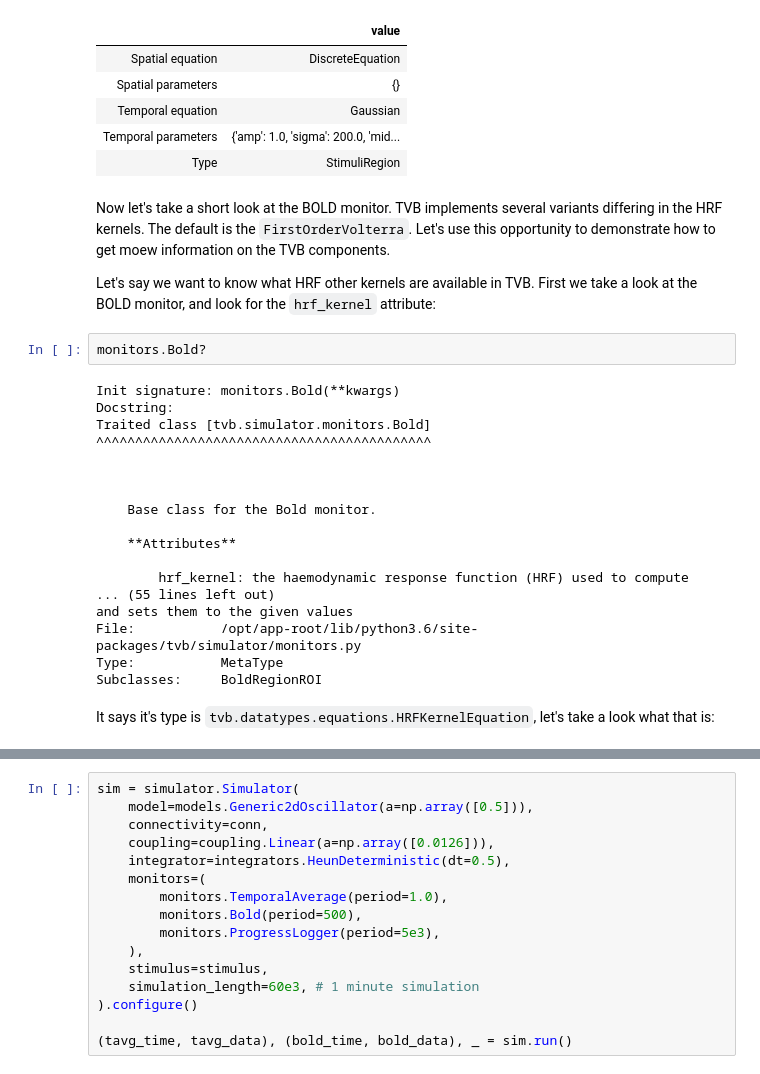
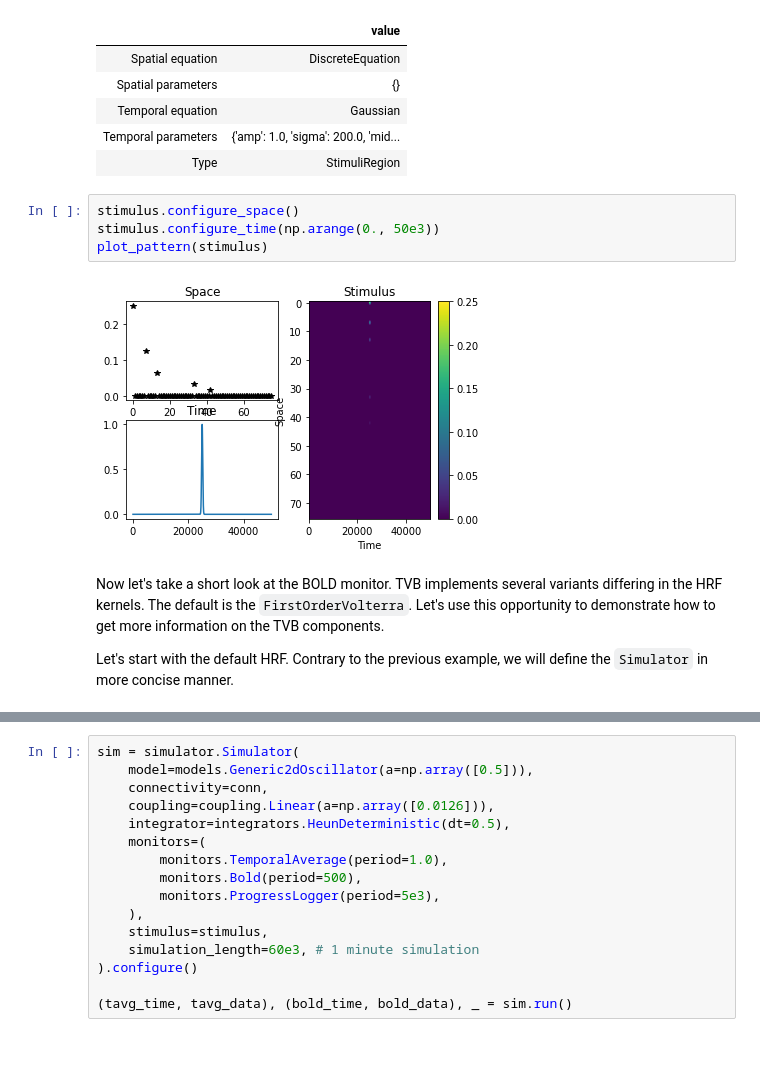
Before and after one commit to i-Zaak/tvb_tutorials, a Jupyter notebook: 2_TVB_BOLD_and_Stimulus.ipynb, the cells around one changed output, grey strips where cells are left out. Drawn from its saved outputs; the diff is of its cells as text; blank space fills up the shorter version.

```diff
--- a/2_TVB_BOLD_and_Stimulus.ipynb
+++ b/2_TVB_BOLD_and_Stimulus.ipynb
@@ -66,29 +66,13 @@ StimuliRegion
 | Temporal equation | Gaussian |
 | Temporal parameters | {'amp': 1.0, 'sigma': 200.0, 'mid... |
 | Type | StimuliRegion |
+# %%
+stimulus.configure_space()
+stimulus.configure_time(np.arange(0., 50e3))
+plot_pattern(stimulus)
+# %% [output]
+[figure, added]
 # %% [markdown]
-Now let's take a short look at the BOLD monitor. TVB implements several variants differing in the HRF kernels. The default is the `FirstOrderVolterra`. Let's use this opportunity to demonstrate how to get moew information on the TVB components.
+Now let's take a short look at the BOLD monitor. TVB implements several variants differing in the HRF kernels. The default is the `FirstOrderVolterra`. Let's use this opportunity to demonstrate how to get more information on the TVB components.
 
-Let's say we want to know what HRF other kernels are available in TVB. First we take a look at the BOLD monitor, and look for the `hrf_kernel` attribute:
+Let's start with the default HRF. Contrary to the previous example, we will define the `Simulator` in more concise manner.
-# %%
-monitors.Bold?
-# %% [output]
-Init signature: monitors.Bold(**kwargs)
-Docstring:
-Traited class [tvb.simulator.monitors.Bold]
-^^^^^^^^^^^^^^^^^^^^^^^^^^^^^^^^^^^^^^^^^^^
-
-
-
-    Base class for the Bold monitor.
-
-    **Attributes**
-
-        hrf_kernel: the haemodynamic response function (HRF) used to compute
-... (55 lines left out)
-and sets them to the given values
-File:           /opt/app-root/lib/python3.6/site-packages/tvb/simulator/monitors.py
-Type:           MetaType
-Subclasses:     BoldRegionROI
-# %% [markdown]
-It says it's type is `tvb.datatypes.equations.HRFKernelEquation`, let's take a look what that is:
```
Also changed, not shown: parts of 15 cells of this notebook.
